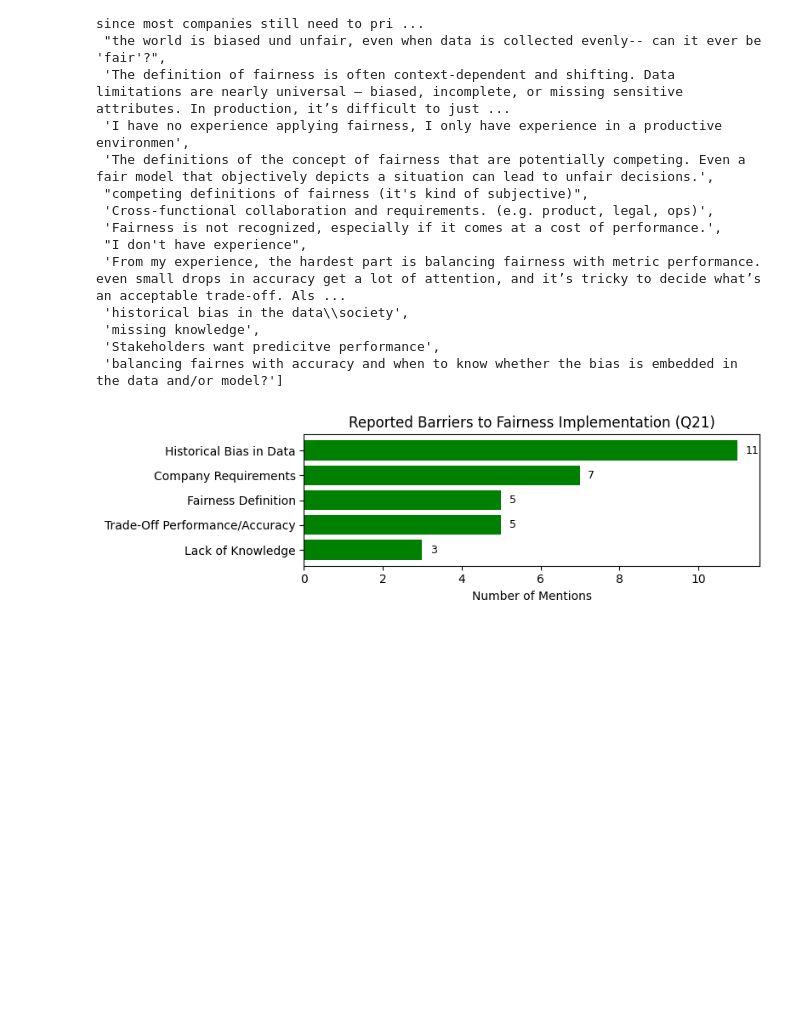
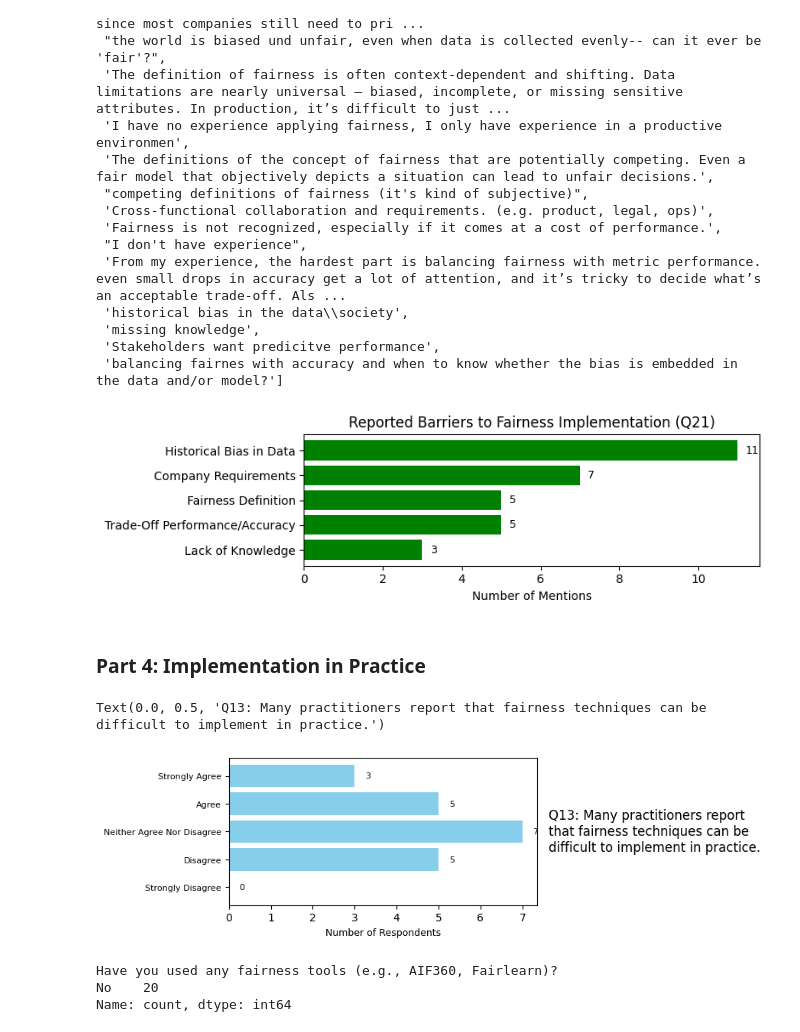
Before and after one commit to jeaend/bias-mitigation-aif360, a Jupyter notebook: notebooks/questionnaire_analysis.ipynb, the cells around one changed output. Saved outputs shown, nothing was run; the diff lists cells and outputs as text; code cells hidden in the pictures; blank space fills up the shorter version.

Commit message:
add part 4: Implementation in Practice

```diff
--- a/notebooks/questionnaire_analysis.ipynb
+++ b/notebooks/questionnaire_analysis.ipynb
@@ -505,3 +506,57 @@ for y, v in enumerate(values):
 plt.tight_layout()
 # %% [output]
 [figure]
+# %% [markdown]
+### Part 4: Implementation in Practice
+# %%
+# Find the Q14 column
+q14_col = [c for c in df.columns if "stated goal in my organization" in c.lower()][0]
+
+# Normalize responses to title case
+q14_responses = df[q14_col].dropna().astype(str).str.strip().str.title()
+
+# Create figure with 1 row, 2 columns
+fig, axes = plt.subplots(
+    nrows=1, ncols=2,
+    figsize=(8, 2.5),
+    gridspec_kw={"width_ratios": [2, 1]}
+)
+
+plt.subplots_adjust(wspace=0.05)
+
+(q_num, q_text), col, (ax_plot, ax_text) = numbered_questions[0], question_cols[0], axes
+
+# Bar chart
+counts = q14_responses.value_counts().reindex(likert_order).fillna(0).astype(int)
+ax_plot.barh(likert_order, counts.values, color="skyblue")
+for y, v in enumerate(counts.values):
+    ax_plot.text(v + 0.25, y, str(v), va="center", fontsize=8)
+
+ax_plot.set_xlim(left=0)
+ax_plot.set_xlabel("Number of Respondents", fontsize=9)
+ax_plot.tick_params(axis="y", labelsize=8)
+
+# Question text
+ax_text.axis("off")
+ax_text.text(
+    0.0, 0.5,
+    f"{q_num}: {q_text}",
+    fontsize=12,
+    va="center",
+    ha="left",
+    wrap=True,
+    transform=ax_text.transAxes,
+)
+# %% [output]
+Text(0.0, 0.5, 'Q13: Many practitioners report that fairness techniques can be difficult to implement in practice.')
+[figure, added]
+# %%
+## check q17, sounds a little contradictory to Q14...
+q17_col = [c for c in df.columns if "have you used any fairness tools" in c.lower()][0]
+
+q17_counts = df[q17_col].dropna().astype(str).str.strip().value_counts()
+q17_counts
+# %% [output]
+Have you used any fairness tools (e.g., AIF360, Fairlearn)?
+No    20
+Name: count, dtype: int64
```
Also changed, not shown: parts of 4 cells of this notebook.
